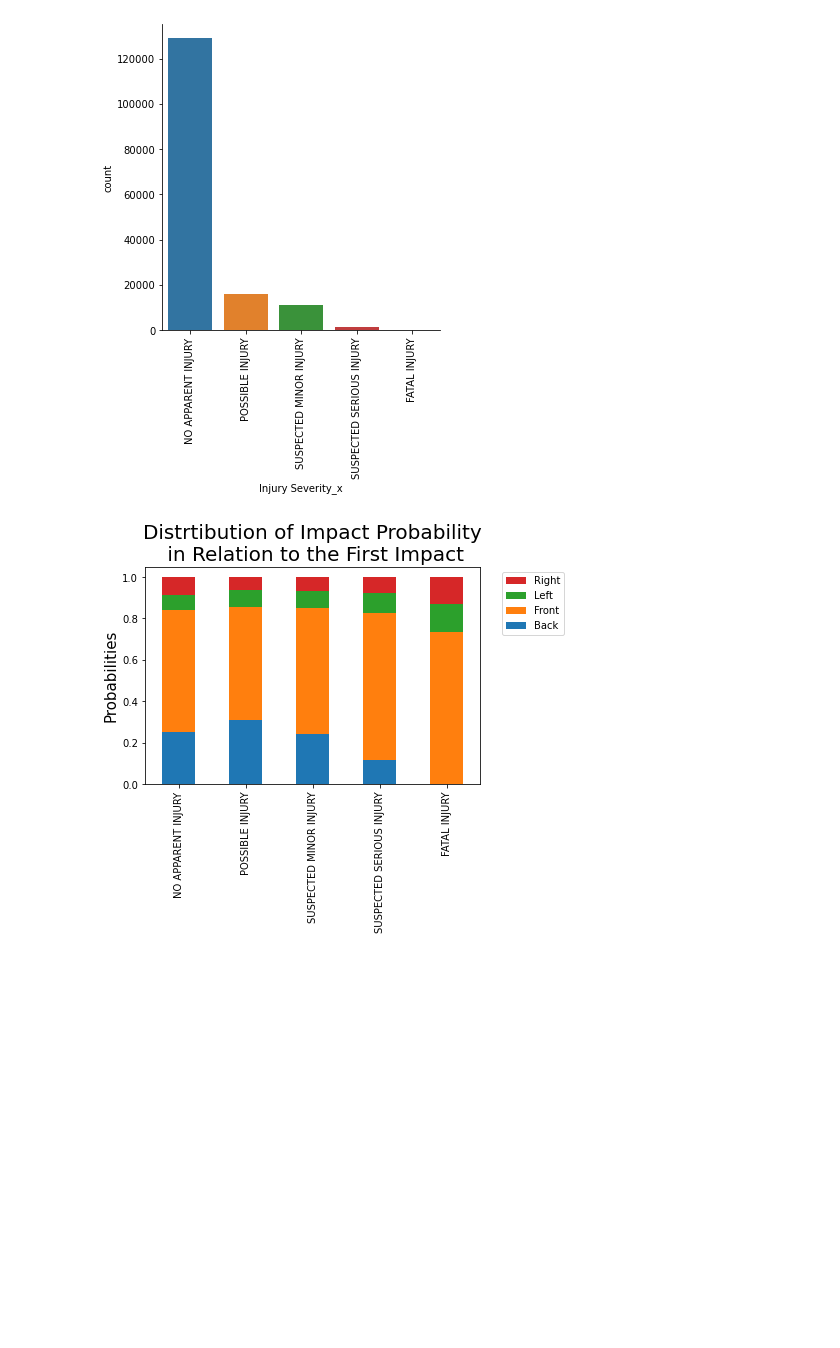
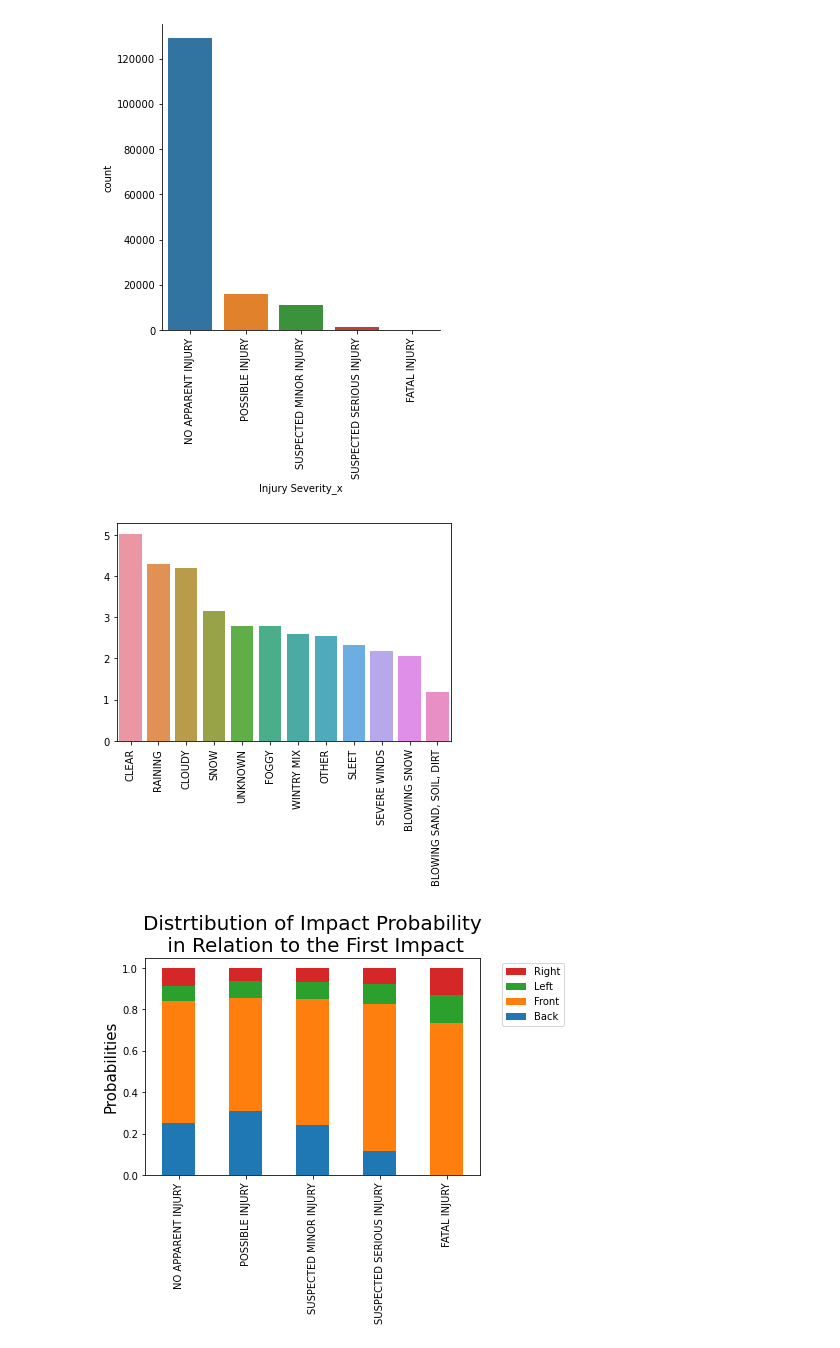
Before and after one commit to mattf4171/Montgomery-County-Collision-Analysis, a Jupyter notebook: analysis.ipynb, the cells around one changed output. Saved outputs shown, nothing was run; the diff lists cells and outputs as text; code cells hidden in the pictures; blank space fills up the shorter version.

```diff
--- a/analysis.ipynb
+++ b/analysis.ipynb
@@ -138,6 +281,13 @@ sns.catplot(x='Injury Severity_x', kind='count', data=df_county)
 plt.xticks(rotation=90);
 # %% [output]
 [figure]
+# %%
+x = df_county['Weather_x'].value_counts().index
+y = np.log10(df_county['Weather_x'].value_counts().values)
+sns.barplot(x,y)
+plt.xticks(rotation=90);
+# %% [output]
+[figure, added]
 # %%
 # Replace to simple impact locations
 df_county['First Impact Simple'] = df_county['Vehicle First Impact Location'].replace({'ELEVEN OCLOCK': "Front", 'TWELVE OCLOCK': "Front", 'ONE OCLOCK': "Front", 'TWO OCLOCK': "Right", 'THREE OCLOCK': "Right", 'FOUR OCLOCK': "Right", 'FIVE OCLOCK': "Back", 'SIX OCLOCK': "Back", 'SEVEN OCLOCK': "Back", 'EIGHT OCLOCK': "Left", 'NINE OCLOCK': "Left", 'TEN OCLOCK': "Left", 'ROOF TOP': "Top", 'UNDERSIDE': "Bottom", 'NON-COLLISION': "No Collision",'UNKNOWK': "Unknown"})
```
Also changed, not shown: parts of 18 cells of this notebook.
